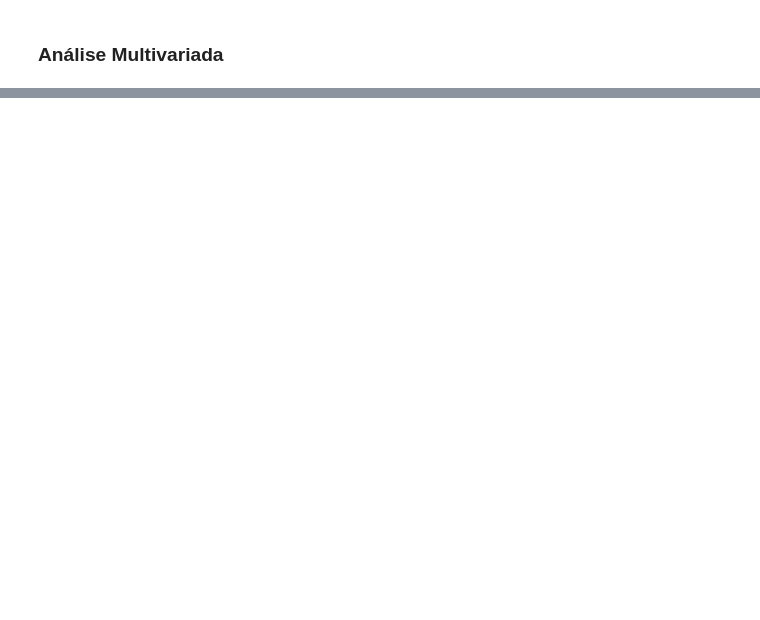
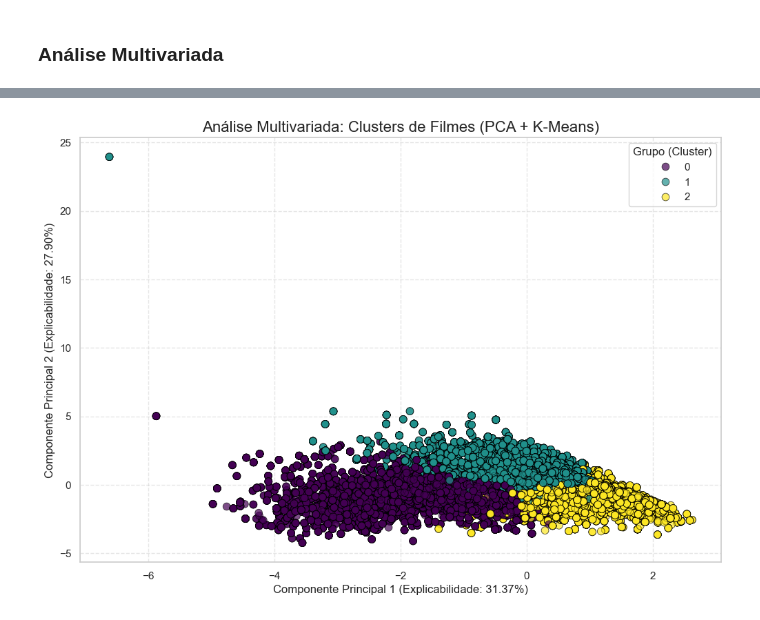
Before and after one commit to Danilus04/TrabalhoFinalCienciaDeDados, a Jupyter notebook: Etapa 3/notebook.ipynb, the cells around one changed output, grey strips where cells are left out. Cells and saved outputs as stored; diff of their text form; code cells hidden in the pictures; blank space fills up the shorter version.

```diff
--- a/Etapa 3/notebook.ipynb
+++ b/Etapa 3/notebook.ipynb
@@ -727,0 +1115,82 @@ plt.show()
+# %%
+# --- Configuração de Caminhos ---
+imdb_data_dir = '../data'
+output_csv_file = os.path.join(imdb_data_dir, 'filmes_series_imdb.csv')
+
+# 1. Carrega o DataFrame
+if not os.path.exists(output_csv_file):
+    print(f"❌ Erro: Arquivo não encontrado em {output_csv_file}")
+else:
+    df = pd.read_csv(output_csv_file)
+    # Limpeza preventiva
+    df = df.loc[:, ~df.columns.str.contains('^Unnamed')]
+
+    print(f"Dataset carregado para Análise Multivariada.")
+
+    # --- SELEÇÃO DE FEATURES (VARIÁVEIS) ---
+    # Para a análise multivariada, precisamos de variáveis numéricas
+    features = ['imdb_rating_concatenada', 'run_time_minutes', 'release_year']
+
+    # Adiciona rating_target se existir (enriquece a análise)
+    if 'rating_target' in df.columns:
+        features.append('rating_target')
+
+    # Filtra apenas linhas que tenham todas essas informações preenchidas
+    df_multi = df[features].dropna()
+
+    print(f"Registros utilizados na análise: {len(df_multi)}")
+
+    # 2. PADRONIZAÇÃO DOS DADOS (StandardScaler)
+    # Essencial para PCA e K-Means, pois a 'Duração' (ex: 120) é muito maior que a 'Nota' (ex: 8.0).
+    # Isso coloca tudo na mesma escala.
+    scaler = StandardScaler()
+    X_scaled = scaler.fit_transform(df_multi)
+
+    # 3. CLUSTERING (K-Means) - Análise de Agrupamento
+    # Vamos tentar dividir os filmes em 3 grupos (clusters) baseados em suas similaridades
+    kmeans = KMeans(n_clusters=3, random_state=42, n_init=10)
+    clusters = kmeans.fit_predict(X_scaled)
+
+    # Adiciona o cluster ao dataframe para usarmos na cor do gráfico
+    df_multi['Cluster'] = clusters
+
+    # 4. REDUÇÃO DE DIMENSIONALIDADE (PCA)
+    # Reduzimos de 3 ou 4 dimensões para apenas 2 componentes principais (PC1 e PC2)
+    pca = PCA(n_components=2)
+    principal_components = pca.fit_transform(X_scaled)
+
+    # Cria um DataFrame temporário com as coordenadas PCA
+    df_pca = pd.DataFrame(data=principal_components, columns=['PC1', 'PC2'])
+    df_pca['Cluster'] = clusters
+
+    # 5. VISUALIZAÇÃO (Scatter Plot com Clusters)
+    plt.figure(figsize=(12, 8))
+
+    # Scatterplot: PC1 no eixo X, PC2 no eixo Y, cor definida pelo Cluster
+    sns.scatterplot(
+        x='PC1', y='PC2',
+        hue='Cluster',
+        palette='viridis',
+        data=df_pca,
+        s=60, alpha=0.7, edgecolor='black'
+    )
+
+    plt.title('Análise Multivariada: Clusters de Filmes (PCA + K-Means)', fontsize=16)
+    plt.xlabel(f'Componente Principal 1 (Explicabilidade: {pca.explained_variance_ratio_[0]:.2%})', fontsize=12)
+    plt.ylabel(f'Componente Principal 2 (Explicabilidade: {pca.explained_variance_ratio_[1]:.2%})', fontsize=12)
+    plt.grid(True, linestyle='--', alpha=0.5)
+    plt.legend(title='Grupo (Cluster)')
+
+    plt.show()
+
+    # --- INTERPRETAÇÃO DOS GRUPOS ---
+    # Vamos entender o que cada Cluster representa calculando a média das variáveis originais
+    print("\n=== Interpretação dos Agrupamentos (Perfil Médio) ===")
+    perfil_medio = df_multi.groupby('Cluster').mean()
+    print(perfil_medio)
+
+    print("\n💡 Dica de Leitura:")
+    print("- Observe a tabela acima para dar 'nomes' aos clusters.")
+    print("- Exemplo: O Cluster 0 pode ter 'Notas Altas e Antigos', enquanto o Cluster 1 pode ser 'Filmes Longos'.")
+    print("- O gráfico mostra visualmente como esses grupos se separam no espaço matemático.")
+# %% [output]
@@ -727,0 +1199 @@ plt.show()
+[figure, added]
```
Also changed, not shown: parts of 42 cells of this notebook, 2 other files.
